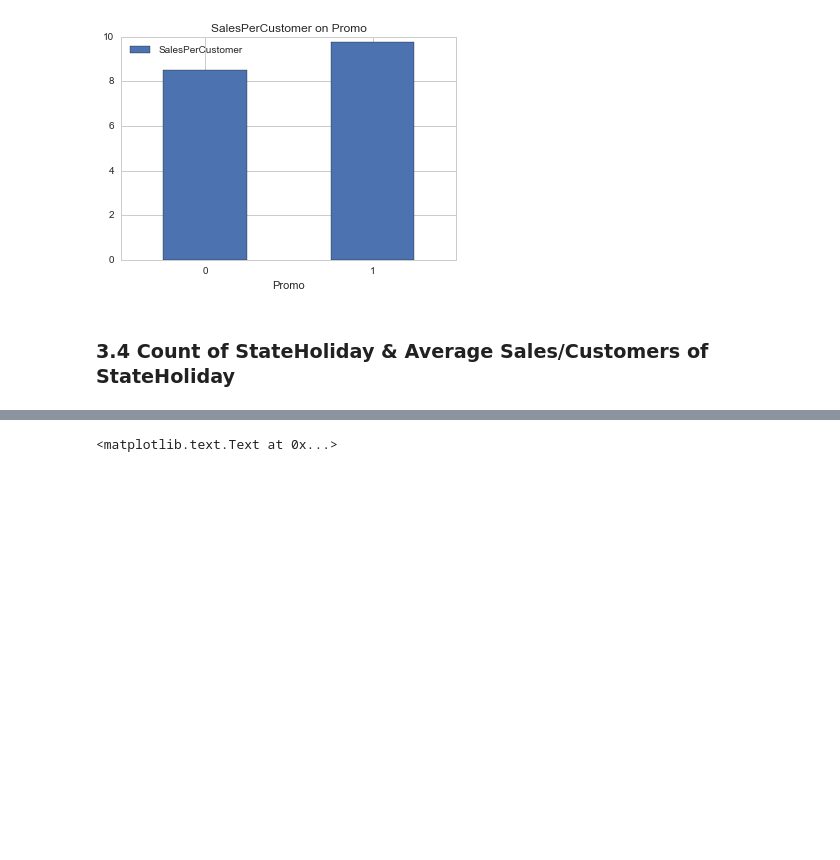
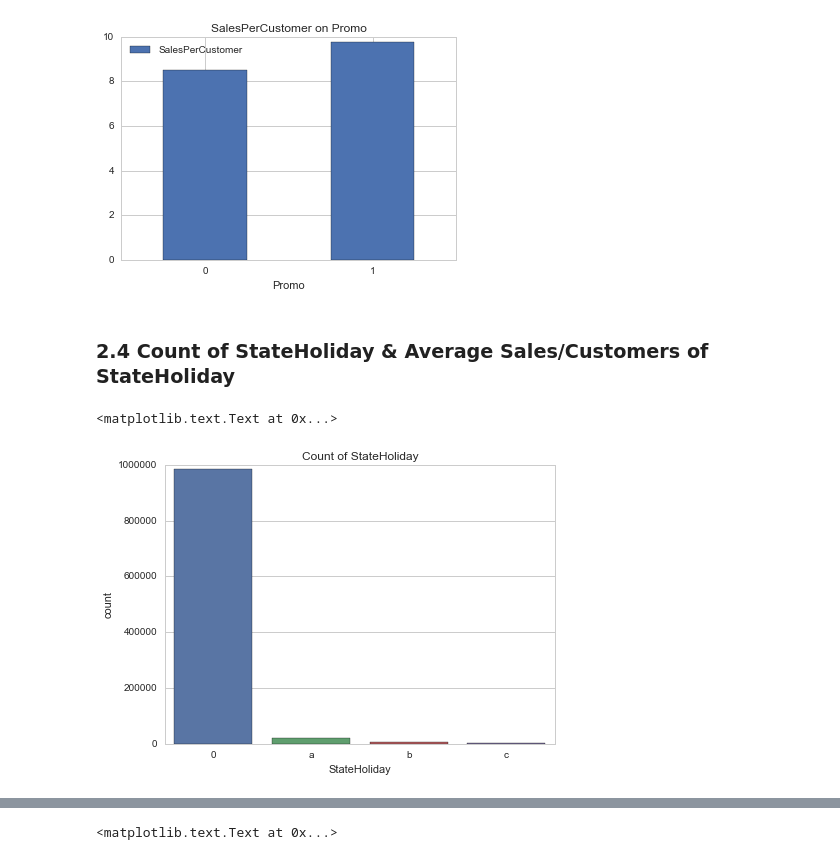
Before and after one commit to apmfifty/capstone, a Jupyter notebook: Rossmann_Store_Sales/Capstone_Project_Rossman_Sales_Prediction_1.ipynb, the cells around one changed output, grey strips where cells are left out. Drawn from its saved outputs; the diff is of its cells as text; code cells hidden in the pictures; blank space fills up the shorter version.

```diff
--- a/Rossmann_Store_Sales/Capstone_Project_Rossman_Sales_Prediction_1.ipynb
+++ b/Rossmann_Store_Sales/Capstone_Project_Rossman_Sales_Prediction_1.ipynb
@@ -514,4 +643,12 @@ plt.xticks(rotation='horizontal')
 (array([0, 1]), <a list of 2 Text xticklabel objects>)
 [figure]
 # %% [markdown]
-### 3.4 Count of StateHoliday & Average Sales/Customers of StateHoliday
+### 2.4 Count of StateHoliday & Average Sales/Customers of StateHoliday
+# %%
+fig,(axis1)=plt.subplots(1,1,figsize=(7,5))
+
+#Count of StateHoliday
+sns.countplot(x='StateHoliday',data=train_raw_df,ax=axis1).set_title("Count of StateHoliday")
+# %% [output]
+<matplotlib.text.Text at 0x...>
+[figure, added]
```
Also changed, not shown: parts of 154 cells of this notebook, 14 other files.
